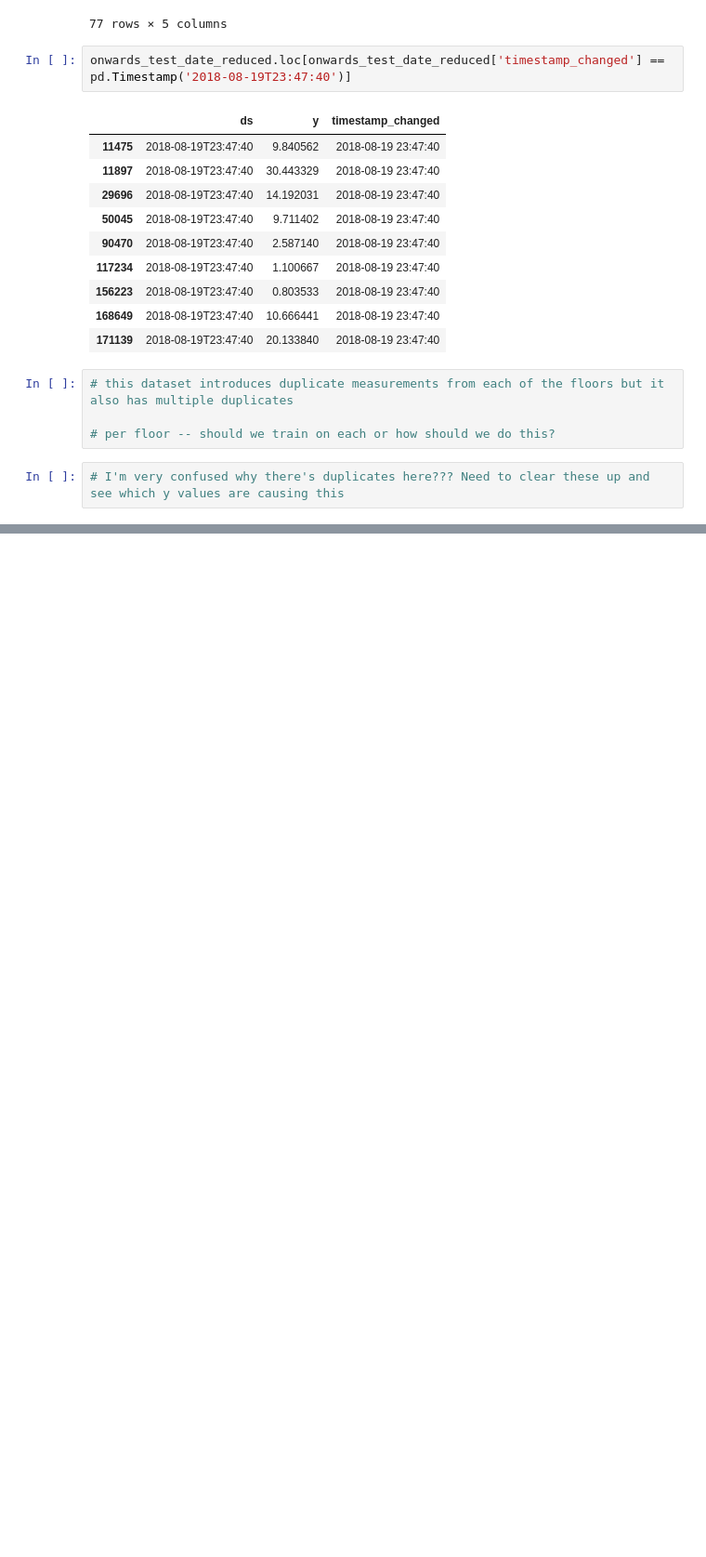
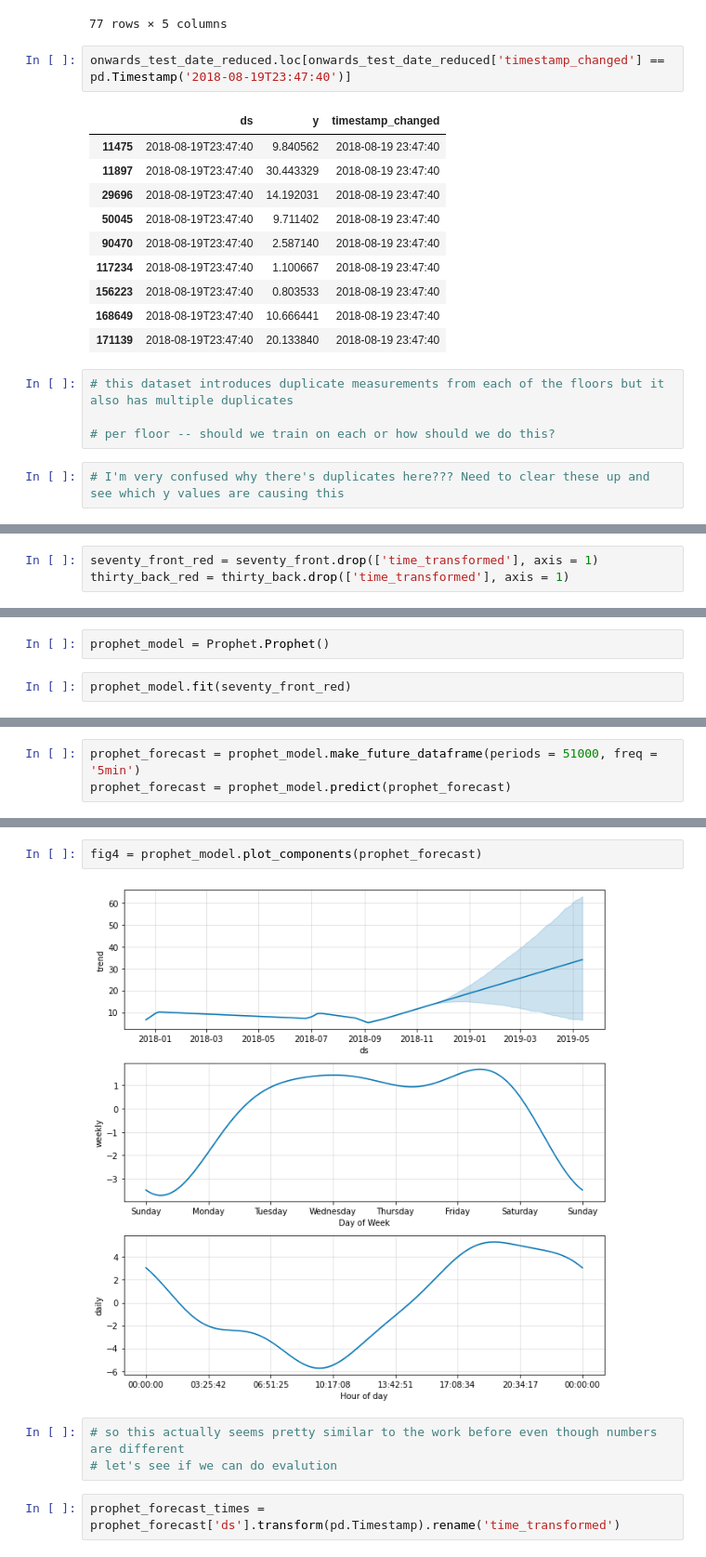
Before and after one commit to ESR76/Capstone-Brick-Modeling, a Jupyter notebook: notebooks/esperanza_development_new.ipynb, the cells around one changed output, grey strips where cells are left out. Shown: that part at 93% size. Cells and saved outputs as stored; diff of their text form; blank space fills up the shorter version.

```diff
--- a/notebooks/esperanza_development_new.ipynb
+++ b/notebooks/esperanza_development_new.ipynb
@@ -399,0 +958,3 @@ onwards_test_date_reduced.loc[onwards_test_date_reduced['timestamp_changed'] ==
+# %%
+seventy_front_red = seventy_front.drop(['time_transformed'], axis = 1)
+thirty_back_red = thirty_back.drop(['time_transformed'], axis = 1)
@@ -399,0 +970,4 @@ onwards_test_date_reduced.loc[onwards_test_date_reduced['timestamp_changed'] ==
+# %%
+prophet_model = Prophet.Prophet()
+# %%
+prophet_model.fit(seventy_front_red)
@@ -399,0 +978,3 @@ onwards_test_date_reduced.loc[onwards_test_date_reduced['timestamp_changed'] ==
+# %%
+prophet_forecast = prophet_model.make_future_dataframe(periods = 51000, freq = '5min')
+prophet_forecast = prophet_model.predict(prophet_forecast)
@@ -399,0 +990,9 @@ onwards_test_date_reduced.loc[onwards_test_date_reduced['timestamp_changed'] ==
+# %%
+fig4 = prophet_model.plot_components(prophet_forecast)
+# %% [output]
+[figure, added]
+# %%
+# so this actually seems pretty similar to the work before even though numbers are different
+# let's see if we can do evalution
+# %%
+prophet_forecast_times = prophet_forecast['ds'].transform(pd.Timestamp).rename('time_transformed')
```
Also changed, not shown: parts of 132 cells of this notebook.
